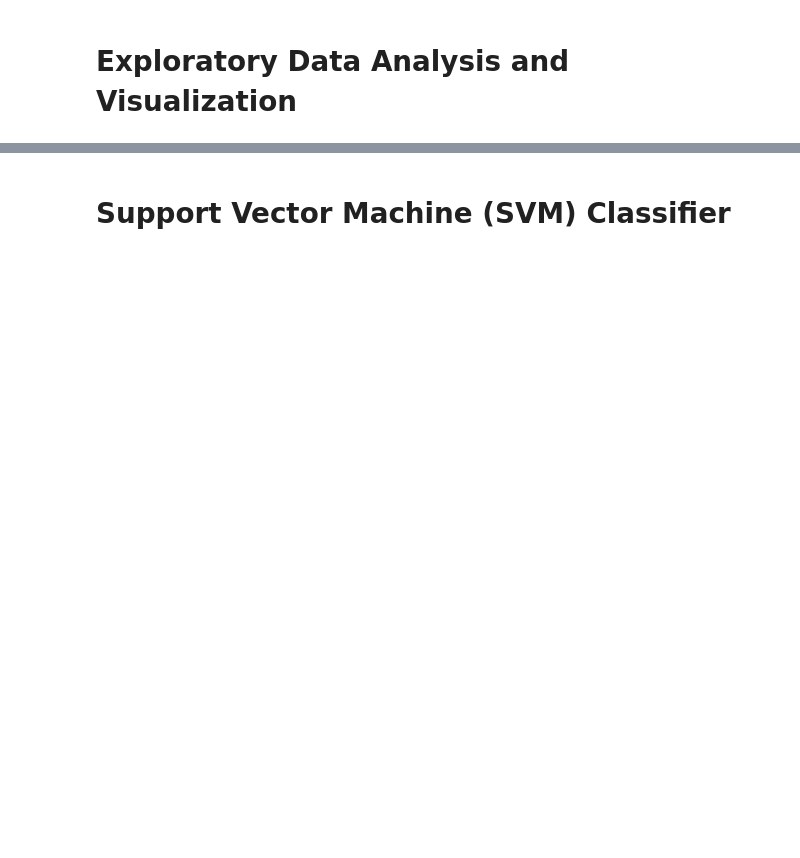
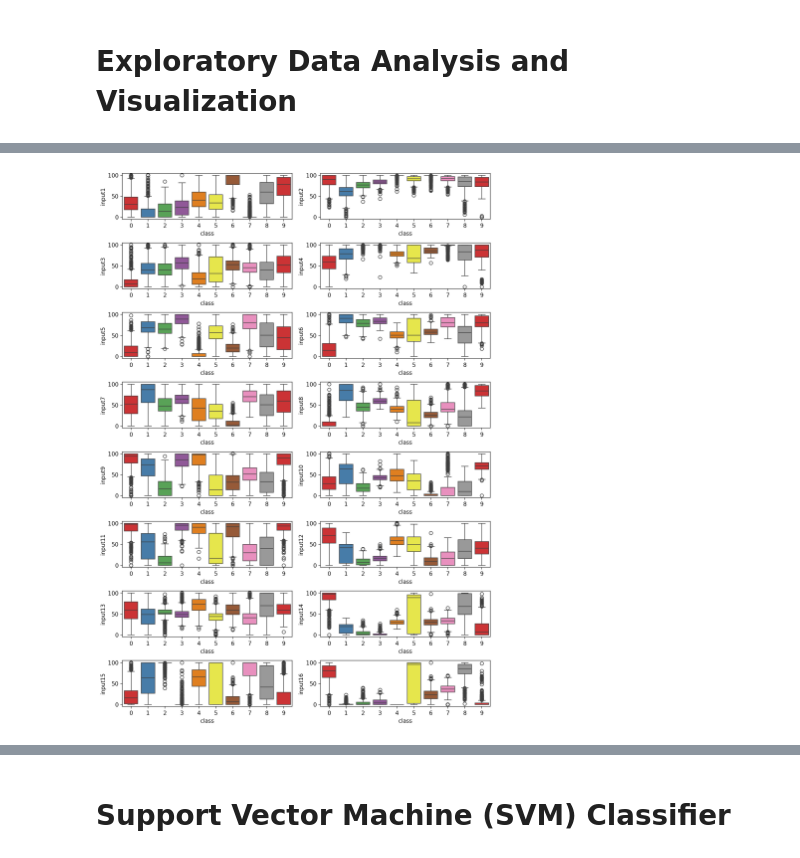
Before and after one commit to TKasanova/Machine_Learning_PROJECTS, a Jupyter notebook: Decision Tree (DT), Support Vector Machines (SVM) ve Random Forest (RF)/Capstone Project-5 Student (Hand_Written_Digits).ipynb, the cells around one changed output, grey strips where cells are left out. Saved outputs shown, nothing was run; the diff lists cells and outputs as text; code cells hidden in the pictures; blank space fills up the shorter version.

```diff
--- a/Decision Tree (DT), Support Vector Machines (SVM) ve Random Forest (RF)/Capstone Project-5 Student (Hand_Written_Digits).ipynb
+++ b/Decision Tree (DT), Support Vector Machines (SVM) ve Random Forest (RF)/Capstone Project-5 Student (Hand_Written_Digits).ipynb
@@ -11,0 +231,11 @@ Data reference link : https://datahub.io/machine-learning/pendigits#readme
+# %%
+fig = plt.figure(figsize=(10,14), dpi=200)
+
+for i, col in enumerate(df.columns[:-1]):
+        plt.subplot(8,2,i+1)
+        sns.boxplot(y= df[col], x = df["class"], data=df, palette ="Set1")
+
+plt.tight_layout()
+plt.show()
+# %% [output]
+[figure, added]
```
Also changed, not shown: parts of 32 cells of this notebook.
